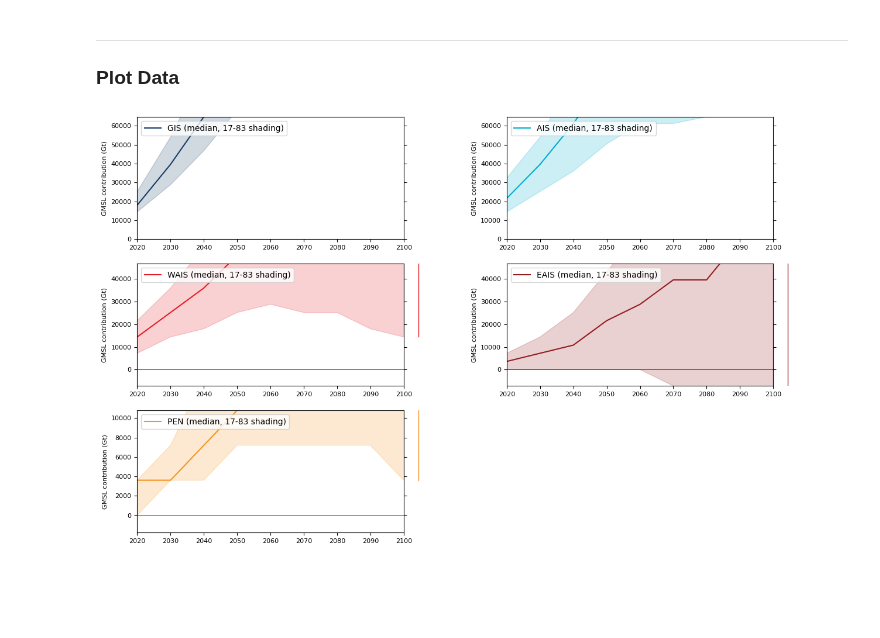
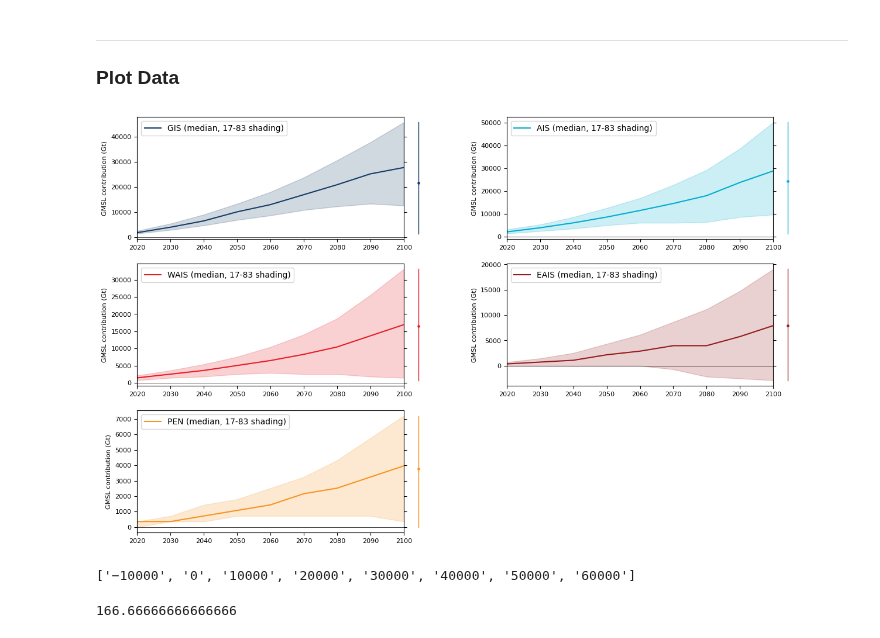
Before and after one commit to pkjr002/facts, a Jupyter notebook: JupNbk/000_pk-JupNb_TESTspace/ISMIP6/emulandiceAIS_GIS_ssp_globalsl_GT-nc-PLOT.ipynb, the cells around one changed output. Saved outputs shown, nothing was run; the diff lists cells and outputs as text; code cells hidden in the pictures; blank space fills up the shorter version.

```diff
--- a/JupNbk/000_pk-JupNb_TESTspace/ISMIP6/emulandiceAIS_GIS_ssp_globalsl_GT-nc-PLOT.ipynb
+++ b/JupNbk/000_pk-JupNb_TESTspace/ISMIP6/emulandiceAIS_GIS_ssp_globalsl_GT-nc-PLOT.ipynb
@@ -108,32 +105,46 @@ for component in COMPONENT:
     # dumYax1 = eval(f'data_nc.{component}_sea_level_change.values[idxp17,idxt]/convert')
     # dumYax2 = eval(f'data_nc.{component}_sea_level_change.values[idxp83,idxt]/convert')
     # dumYax3 = eval(f'data_nc.{component}_sea_level_change.values[idxp50,idxt]/convert')
     dumYax1 = eval(f'data_nc.{component}_sea_level_change.values[idxp17,idxt]')
     dumYax2 = eval(f'data_nc.{component}_sea_level_change.values[idxp83,idxt]')
     dumYax3 = eval(f'data_nc.{component}_sea_level_change.values[idxp50,idxt]')
     Yax2_1  = np.concatenate((dumYax1, dumYax2))
     Yax2_3=np.concatenate((dumYax3, dumYax3))
     #
     ax2.plot(XAX2.transpose(), Yax2_1.transpose(),color = eval(f'color_{component}'),linewidth=1)
     ax2.plot(XAX2.transpose(), Yax2_3.transpose(), color = eval(f'color_{component}'),marker = 'o',ms = 2,mfc='none')
     #
     #=======================
     # Use Common Yaxis limits across panels.
     gt=3600
     if component == 'GIS':  ylim =[0, 18*gt]
     if component == 'AIS':  ylim =[0, 18*gt]
     if component == 'WAIS':  ylim =[-2*gt, 13*gt]
     if component == 'EAIS':  ylim =[-2*gt, 13*gt]
     if component == 'PEN':  ylim =[-.5*gt, 3*gt]
     #=======================
     # Ax properties.
     ax1.legend(loc='upper left',prop={'size': 10});
     ax1.tick_params(axis='both', labelsize=8)
     ax1.yaxis.set_ticks_position('both')
     ax1.set_xlim(xlim); #
-    ax1.set_ylim(ylim); ax2.set_ylim(ylim);
+    # ax1.set_ylim(ylim); ax2.set_ylim(ylim);
     ax2.axis('off'); ax2.set_xlim(xlim1);
     ax1.set_ylabel("GMSL contribution (Gt)", size=8);
 plt.show()
 # %% [output]
-[figure, old version]
+[figure, new version]
+# %%
+# ymin, ymax = ax1_AIS.get_ylim()
+# print(ymin,' , ',ymax)
+
+
+ytick_labels = ax1_AIS.get_yticklabels()
+yticks = [label.get_text() for label in ytick_labels]
+yticks
+# %% [output]
+['−10000', '0', '10000', '20000', '30000', '40000', '50000', '60000']
+# %%
+600000/3600
+# %% [output]
+166.66666666666666
```
Also changed, not shown: parts of 2 cells of this notebook, 2 other files.
